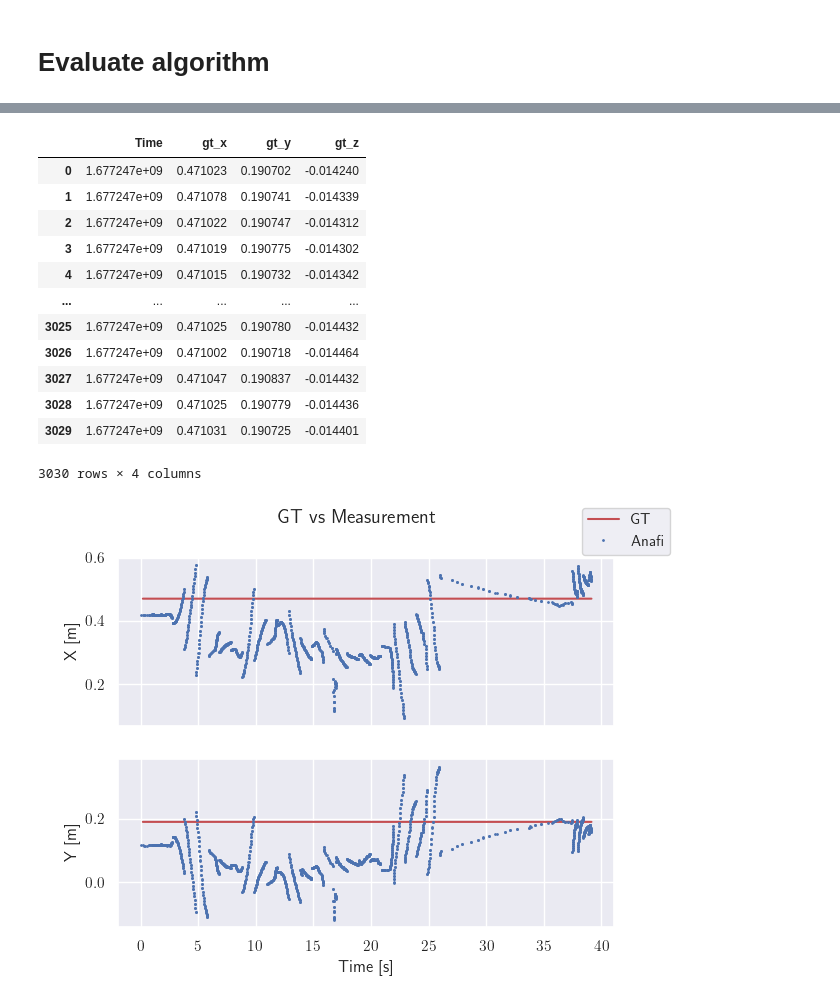
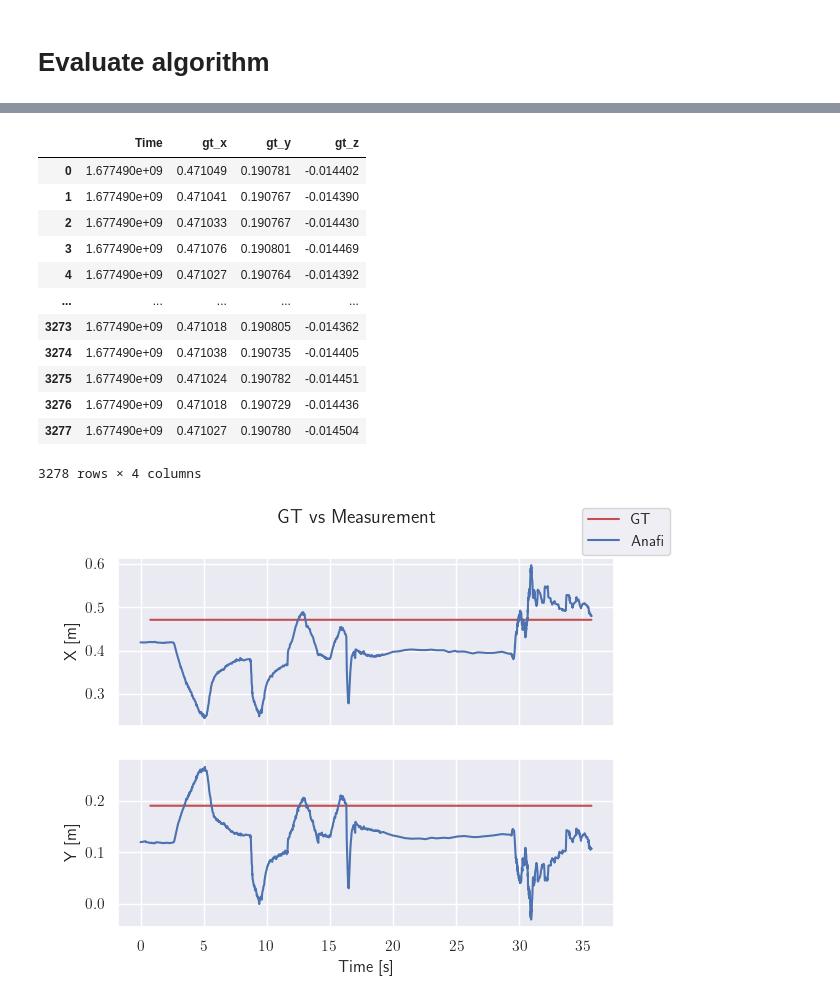
Before and after one commit to simenallum/msc_thesis, a Jupyter notebook: offline_utils/analysis/pix2geo/evaluate_pix2geo.ipynb, the cells around one changed output, grey strips where cells are left out. Cells and saved outputs as stored; diff of their text form; code cells hidden in the pictures.

Commit message:
More plots

```diff
--- a/offline_utils/analysis/pix2geo/evaluate_pix2geo.ipynb
+++ b/offline_utils/analysis/pix2geo/evaluate_pix2geo.ipynb
@@ -105,6 +105,6 @@ def get_np_arr_without_nan(df, datacols_list, remove_identicals=True):
 # %%
 # b = bagreader('/Users/simenallum/Library/CloudStorage/OneDrive-NTNU/Project thesis - bagfiles/lab/square/no_perception/2022-11-08-11-56-31.bag')
 # b = bagreader('/Users/simenallum/Library/CloudStorage/OneDrive-NTNU/Project thesis - bagfiles/lab/mission/no_perception/2022-11-08-11-19-46.bag')
-b = bagreader('/home/msccomputer/Desktop/2023-02-24-15-00-43.bag')
+b = bagreader('/home/msccomputer/Downloads/2022-11-11-09-08-55.bag')
 b.topic_table
 # %% [output]
@@ -406,18 +510,18 @@ df_gt_track_coord = rename_columns(df_gt_track_coord[["Time", "pose.position.x",
 df_gt_track_coord
 # %% [output]
 |  | Time | gt_x | gt_y | gt_z |
-| 0 | 1.677247e+09 | 0.471023 | 0.190702 | -0.014240 |
-| 1 | 1.677247e+09 | 0.471078 | 0.190741 | -0.014339 |
-| 2 | 1.677247e+09 | 0.471022 | 0.190747 | -0.014312 |
-| 3 | 1.677247e+09 | 0.471019 | 0.190775 | -0.014302 |
-| 4 | 1.677247e+09 | 0.471015 | 0.190732 | -0.014342 |
+| 0 | 1.677490e+09 | 0.471049 | 0.190781 | -0.014402 |
+| 1 | 1.677490e+09 | 0.471041 | 0.190767 | -0.014390 |
+| 2 | 1.677490e+09 | 0.471033 | 0.190767 | -0.014430 |
+| 3 | 1.677490e+09 | 0.471076 | 0.190801 | -0.014469 |
+| 4 | 1.677490e+09 | 0.471027 | 0.190764 | -0.014392 |
 | ... | ... | ... | ... | ... |
-| 3025 | 1.677247e+09 | 0.471025 | 0.190780 | -0.014432 |
-| 3026 | 1.677247e+09 | 0.471002 | 0.190718 | -0.014464 |
-| 3027 | 1.677247e+09 | 0.471047 | 0.190837 | -0.014432 |
-| 3028 | 1.677247e+09 | 0.471025 | 0.190779 | -0.014436 |
-| 3029 | 1.677247e+09 | 0.471031 | 0.190725 | -0.014401 |
+| 3273 | 1.677490e+09 | 0.471018 | 0.190805 | -0.014362 |
+| 3274 | 1.677490e+09 | 0.471038 | 0.190735 | -0.014405 |
+| 3275 | 1.677490e+09 | 0.471024 | 0.190782 | -0.014451 |
+| 3276 | 1.677490e+09 | 0.471018 | 0.190729 | -0.014436 |
+| 3277 | 1.677490e+09 | 0.471027 | 0.190780 | -0.014504 |
-3030 rows × 4 columns
+3278 rows × 4 columns
 # %%
 df_merged_track_coord = sync_dfs_based_on_time([df_tracks_coord, df_gt_track_coord])
 
@@ -431,27 +535,27 @@ np_track_coord = get_np_arr_without_nan(df_merged_track_coord, ["x", "y", "z"])
 # %%
 fig, axs = plt.subplots(2, 1)
 
 axs[0].plot(np_gt_track_coord[:,0], np_gt_track_coord[:,1],'-', ms=1, c='r')
-axs[0].plot(np_track_coord[:,0], np_track_coord[:,1],'o', ms=1, c='b')
+axs[0].plot(np_track_coord[:,0], np_track_coord[:,1],'-', ms=1, c='b')
 
 axs[0].set_ylabel('X [m]')
 axs[0].grid(True)
 axs[0].set_xticklabels([])
 
 
 axs[1].plot(np_gt_track_coord[:,0], np_gt_track_coord[:,2],'-', ms=1, c='r')
-axs[1].plot(np_track_coord[:,0], np_track_coord[:,2],'o', ms=1, c='b')
+axs[1].plot(np_track_coord[:,0], np_track_coord[:,2],'-', ms=1, c='b')
 
 axs[1].set_xlabel('Time [s]')
 axs[1].set_ylabel('Y [m]')
 axs[1].grid(True)
 
 handles, labels = axs[1].get_legend_handles_labels()
 labels = ["GT", "Anafi"]
 fig.legend(labels, loc='upper right', ncol=1)
 fig.suptitle('GT vs Measurement', fontsize=14)
 fig.align_ylabels(axs)
 
 plt.show()
 # %% [output]
-[figure, old version]
+[figure, new version]
```
Also changed, not shown: parts of 19 cells of this notebook.
